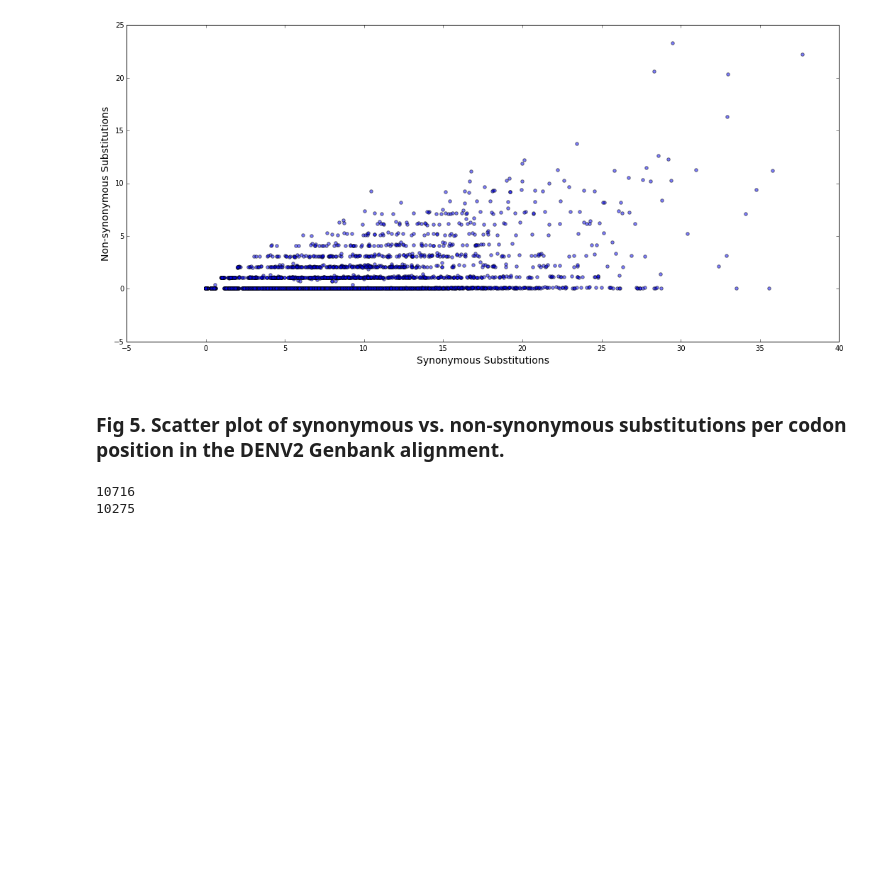
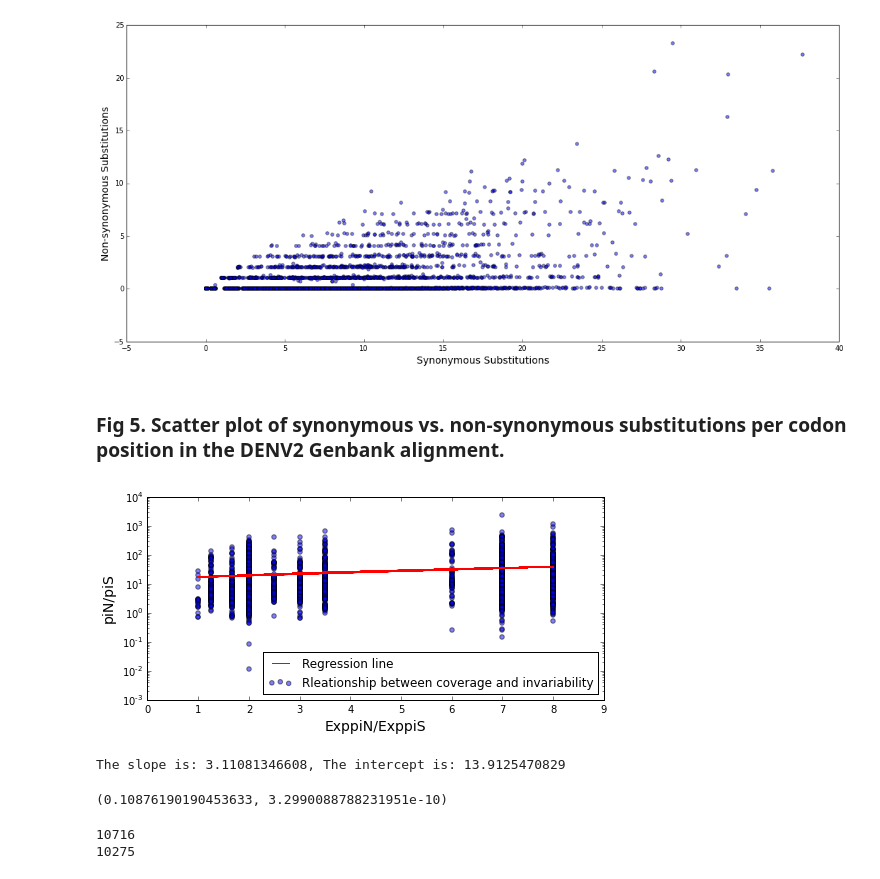
Before and after one commit to pvmarkov/DENGOMICS, a Jupyter notebook: analysis notebooks/Comparing Our Pilot Reads to DENV2 from Genbank.ipynb, the cells around one changed output. Drawn from its saved outputs; the diff is of its cells as text; code cells hidden in the pictures; blank space fills up the shorter version.

```diff
--- a/analysis notebooks/Comparing Our Pilot Reads to DENV2 from Genbank.ipynb
+++ b/analysis notebooks/Comparing Our Pilot Reads to DENV2 from Genbank.ipynb
@@ -259,0 +298,3 @@ for gene in annots_list:
+# %%
+pin_pis_dataframe['adjusted_pin_pis'] = (pin_pis_dataframe ['piN'] / pin_pis_dataframe ['expected_pN']) / (pin_pis_dataframe ['piS'] / pin_pis_dataframe ['expected_pS'])
+pin_pis_dataframe.describe()
@@ -286,6 +337,50 @@ plt.ylabel ('Non-synonymous Substitutions', fontsize=14)
 [figure]
 # %% [markdown]
 ### Fig 5. Scatter plot of synonymous vs. non-synonymous substitutions per codon position in the DENV2 Genbank alignment.
+# %%
+N = 50
+
+import scipy.stats
+import math
+
+#highcover_dataframe = counts_dataframe [counts_dataframe['coverage'] > 100000]
+
+pin_pis_nolowvalues_dataframe = pin_pis_dataframe [(pin_pis_dataframe['piS'] > 0)]
+pin_pis_nolowvalues_dataframe = pin_pis_nolowvalues_dataframe [(pin_pis_nolowvalues_dataframe['expected_pS'] > 0)]
+
+
+x = pin_pis_nolowvalues_dataframe ['expected_pN'] / pin_pis_nolowvalues_dataframe ['expected_pS']
+y = pin_pis_nolowvalues_dataframe ['piN'] / pin_pis_nolowvalues_dataframe ['piS']
+#colors = np.random.rand(N)
+area = np.pi * (15 * np.random.rand(N))**2  # 0 to 15 point radiuses
+
+
+ax = plt.subplot(224)
+ax.set_yscale("log", nonposy='clip')
+
+plt.scatter(x, y, alpha=0.5)
+plt.xlabel ('ExppiN/ExppiS', fontsize=14)
+plt.ylabel ('piN/piS', fontsize=14)
+
+
+
+
+fit = np.polyfit(x,y,1)
+fit_fn = np.poly1d(fit)
+# fit_fn is now a function which takes in x and returns an estimate for y
+
+plt.plot(x, fit_fn(x), '-r')
+plt.legend (['Regression line', 'Rleationship between coverage and invariability'], loc = 'lower right')
+plt.show()
+
+beta, a = np.polyfit(x, y, 1)
+print ('The slope is: ' + str (beta) + ', The intercept is: ' + str (a))
+
+scipy.stats.pearsonr(x, y)
+# %% [output]
+[figure, added]
+The slope is: 3.11081346608, The intercept is: 13.9125470829
+(0.10876190190453633, 3.2990088788231951e-10)
 # %%
 
 import scipy.stats
```
Also changed, not shown: parts of 7 cells of this notebook, 11 other files.
